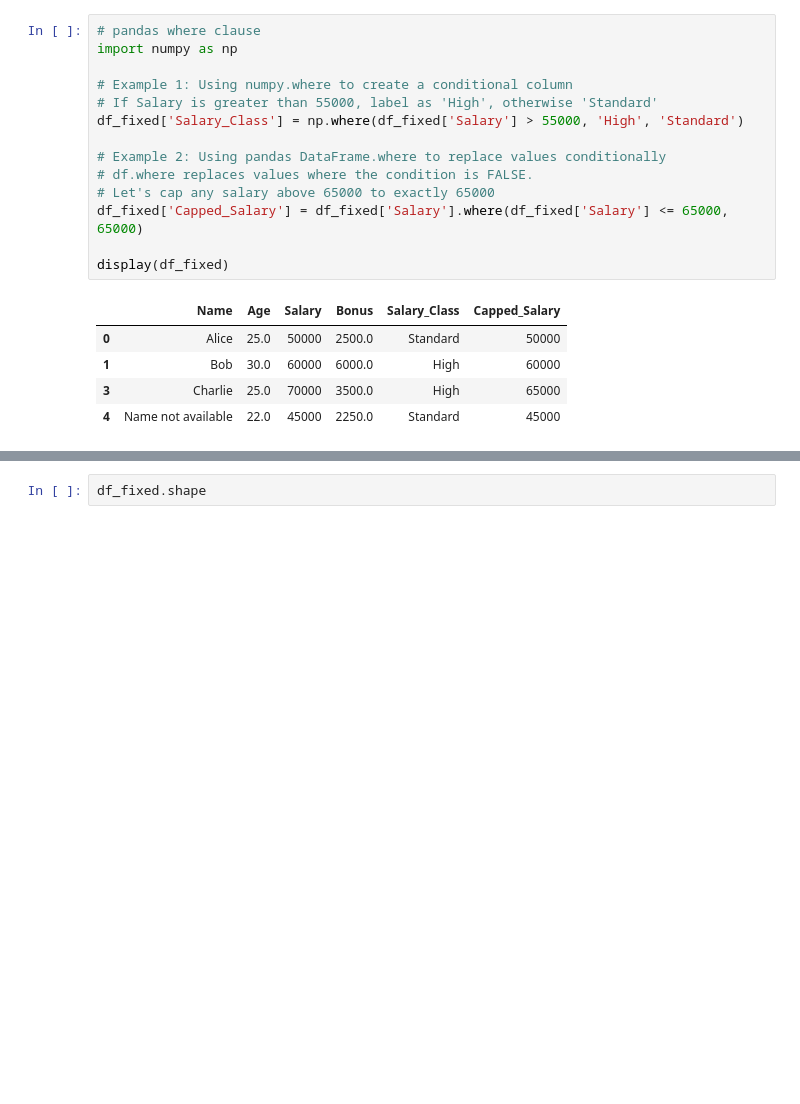
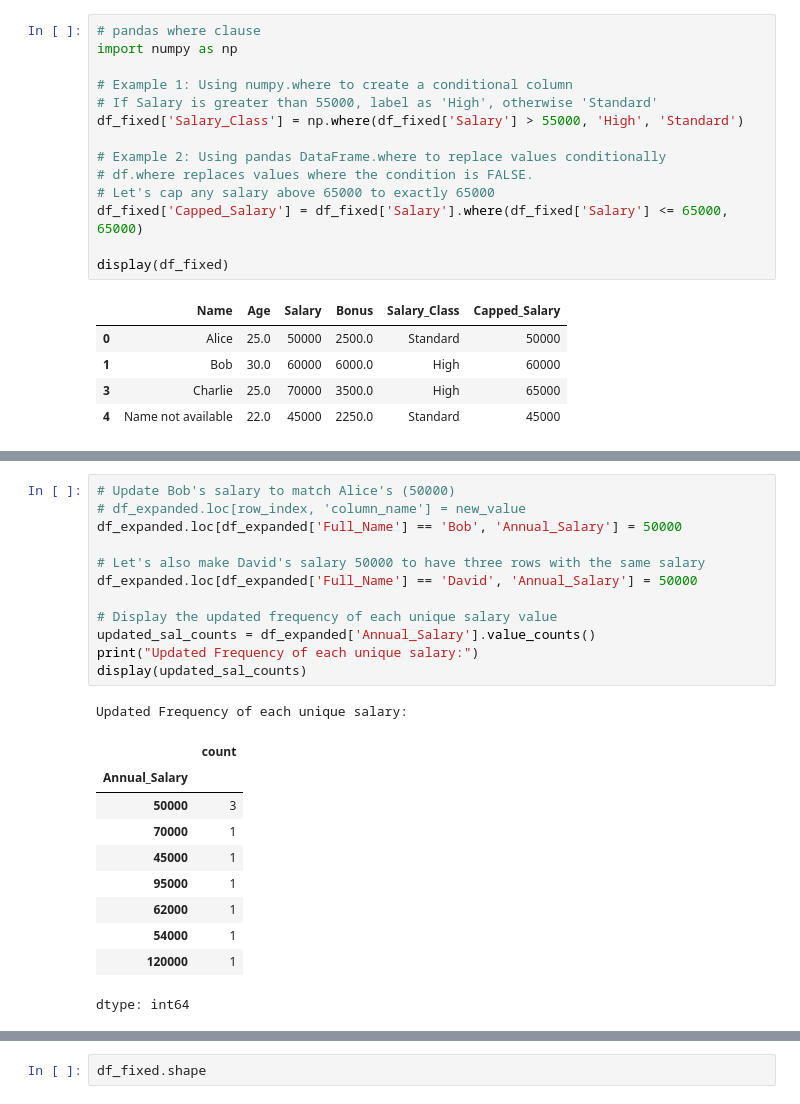
Before and after one commit to princeowaowa/python, a Jupyter notebook: Pandas.ipynb, the cells around one changed output, grey strips where cells are left out. Cells and saved outputs as stored; diff of their text form; blank space fills up the shorter version.

```diff
--- a/Pandas.ipynb
+++ b/Pandas.ipynb
@@ -138,0 +246,24 @@ Index(['Name', 'Age', 'Salary', 'Bonus'], dtype='object')
+# %%
+# Update Bob's salary to match Alice's (50000)
+# df_expanded.loc[row_index, 'column_name'] = new_value
+df_expanded.loc[df_expanded['Full_Name'] == 'Bob', 'Annual_Salary'] = 50000
+
+# Let's also make David's salary 50000 to have three rows with the same salary
+df_expanded.loc[df_expanded['Full_Name'] == 'David', 'Annual_Salary'] = 50000
+
+# Display the updated frequency of each unique salary value
+updated_sal_counts = df_expanded['Annual_Salary'].value_counts()
+print("Updated Frequency of each unique salary:")
+display(updated_sal_counts)
+# %% [output]
+Updated Frequency of each unique salary:
+|  | count |
+| Annual_Salary |  |
+| 50000 | 3 |
+| 70000 | 1 |
+| 45000 | 1 |
+| 95000 | 1 |
+| 62000 | 1 |
+| 54000 | 1 |
+| 120000 | 1 |
+dtype: int64
```
Also changed, not shown: parts of 6 cells of this notebook.
